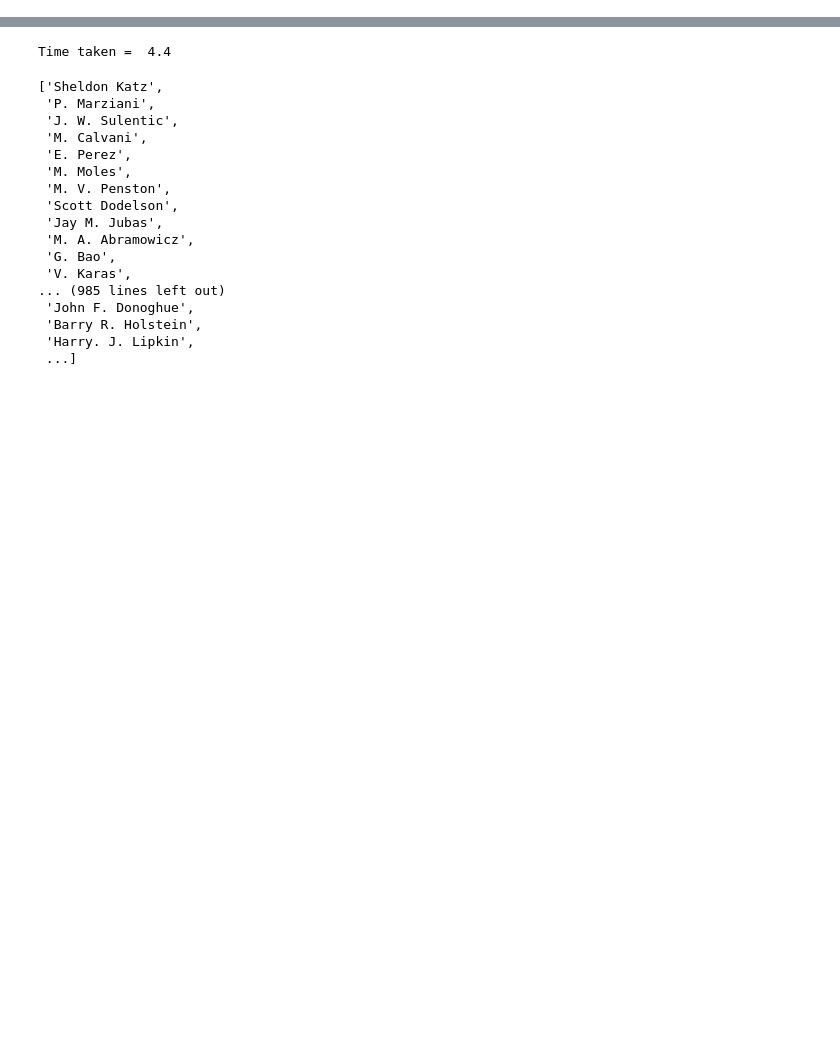
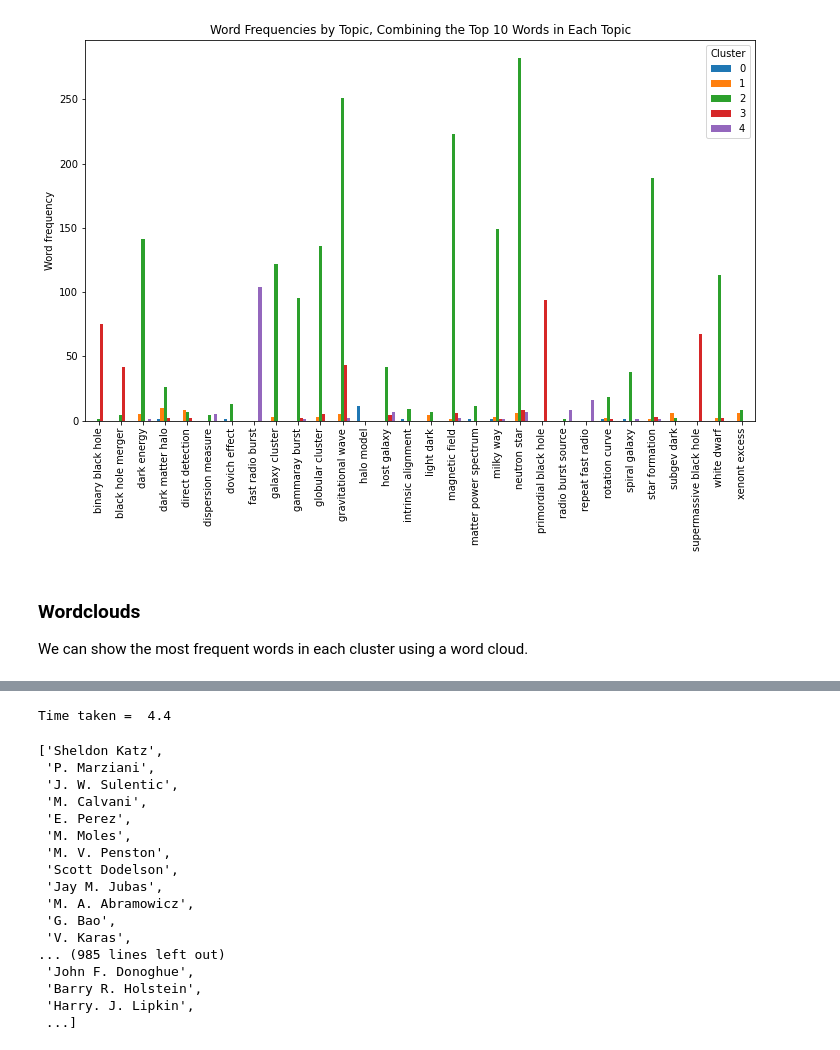
Before and after one commit to burning-river/arxiv_topic_modeling, a Jupyter notebook: astro-ph.ipynb, the cells around one changed output, grey strips where cells are left out. Drawn from its saved outputs; the diff is of its cells as text; code cells hidden in the pictures; blank space fills up the shorter version.

```diff
--- a/astro-ph.ipynb
+++ b/astro-ph.ipynb
@@ -31,0 +221,16 @@ from hlda.sampler import HierarchicalLDA
+# %%
+number_of_top_words = 10
+
+cluster_words = np.argsort(kmc.cluster_centers_, axis=1)
+terms = cv.get_feature_names()
+
+top_words = set()
+
+for i in range(number_of_clusters):
+    print('Cluster {}: '.format(i))
+    top_list = [terms[k] for k in cluster_words[i][-number_of_top_words:]]
+    #print(top_list)
+    print(vocab_bi_tri(top_list)[0][-5:])
+    top_words = top_words.union([terms[k] for k in cluster_words[i][-number_of_top_words:]])
+
+top_words = sorted(vocab_bi_tri(list(top_words))[0])
@@ -31,0 +268,3 @@ from hlda.sampler import HierarchicalLDA
+# %%
+top_words_df = pd.DataFrame(counts.toarray(), columns=terms)[top_words]
+top_words_df['Cluster'] = kmc.labels_.tolist()
@@ -31,0 +281,11 @@ from hlda.sampler import HierarchicalLDA
+# %%
+top_words_df.groupby('Cluster').sum().transpose().\
+    plot.bar(figsize=(12,7), width=0.7).\
+    set(ylabel='Word frequency',
+    title='Word Frequencies by Topic, Combining the Top {} Words in Each Topic'.format(number_of_top_words));
+# %% [output]
+[figure, added]
+# %% [markdown]
+### Wordclouds
+
+We can show the most frequent words in each cluster using a word cloud.
```
Also changed, not shown: parts of 86 cells of this notebook.
